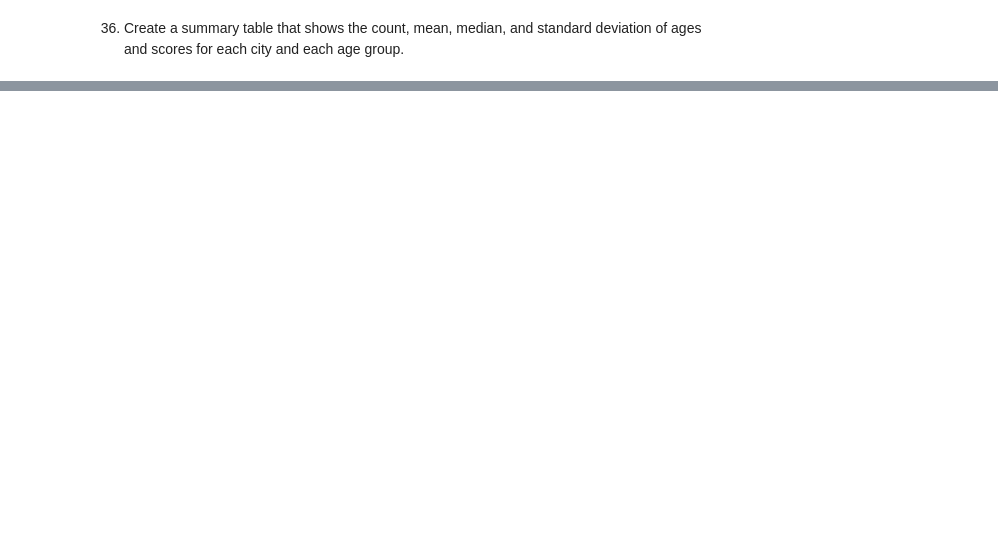
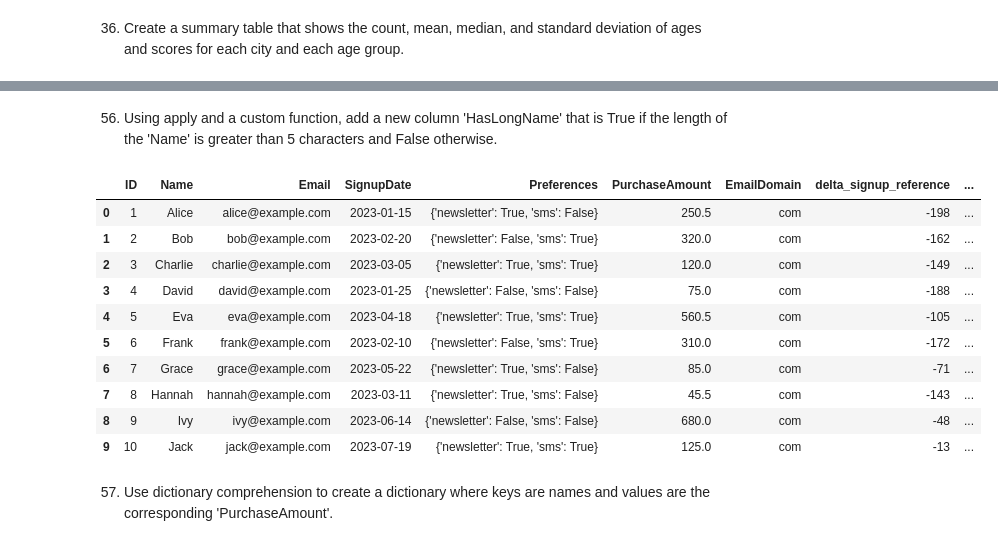
Before and after one commit to RayirthSoni/EDA-Practise, a Jupyter notebook: Code/pandas-practise.ipynb, the cells around one changed output, grey strips where cells are left out. Drawn from its saved outputs; the diff is of its cells as text; code cells hidden in the pictures; blank space fills up the shorter version.

```diff
--- a/Code/pandas-practise.ipynb
+++ b/Code/pandas-practise.ipynb
@@ -258,0 +843,36 @@ lowest_scorers_data
+# %% [markdown]
+56. Using apply and a custom function, add a new column 'HasLongName' that is True if the length of the 'Name' is greater than 5 characters and False otherwise.
+# %%
+def check_long_name(name: str):
+    """checks if the name is longer than 5 characters
+
+    Args:
+        name (str): name of user
+
+    Returns:
+        bool: true if the name is longer than 5 characters, false otherwise
+    """
+    if len(name) > 5:
+        return True
+
+    if len(name) > 5:
+        return True
+    return False
+
+
+data["HasLongName"] = data.apply(lambda row: check_long_name(row["Name"]), axis=1)
+data
+# %% [output]
+|  | ID | Name | Email | SignupDate | Preferences | PurchaseAmount | EmailDomain | delta_signup_reference | ... |
+| 0 | 1 | Alice | alice@example.com | 2023-01-15 | {'newsletter': True, 'sms': False} | 250.5 | com | -198 | ... |
+| 1 | 2 | Bob | bob@example.com | 2023-02-20 | {'newsletter': False, 'sms': True} | 320.0 | com | -162 | ... |
+| 2 | 3 | Charlie | charlie@example.com | 2023-03-05 | {'newsletter': True, 'sms': True} | 120.0 | com | -149 | ... |
+| 3 | 4 | David | david@example.com | 2023-01-25 | {'newsletter': False, 'sms': False} | 75.0 | com | -188 | ... |
+| 4 | 5 | Eva | eva@example.com | 2023-04-18 | {'newsletter': True, 'sms': True} | 560.5 | com | -105 | ... |
+| 5 | 6 | Frank | frank@example.com | 2023-02-10 | {'newsletter': False, 'sms': True} | 310.0 | com | -172 | ... |
+| 6 | 7 | Grace | grace@example.com | 2023-05-22 | {'newsletter': True, 'sms': False} | 85.0 | com | -71 | ... |
+| 7 | 8 | Hannah | hannah@example.com | 2023-03-11 | {'newsletter': True, 'sms': False} | 45.5 | com | -143 | ... |
+| 8 | 9 | Ivy | ivy@example.com | 2023-06-14 | {'newsletter': False, 'sms': False} | 680.0 | com | -48 | ... |
+| 9 | 10 | Jack | jack@example.com | 2023-07-19 | {'newsletter': True, 'sms': True} | 125.0 | com | -13 | ... |
+# %% [markdown]
+57. Use dictionary comprehension to create a dictionary where keys are names and values are the corresponding 'PurchaseAmount'.
```
Also changed, not shown: parts of 127 cells of this notebook.
